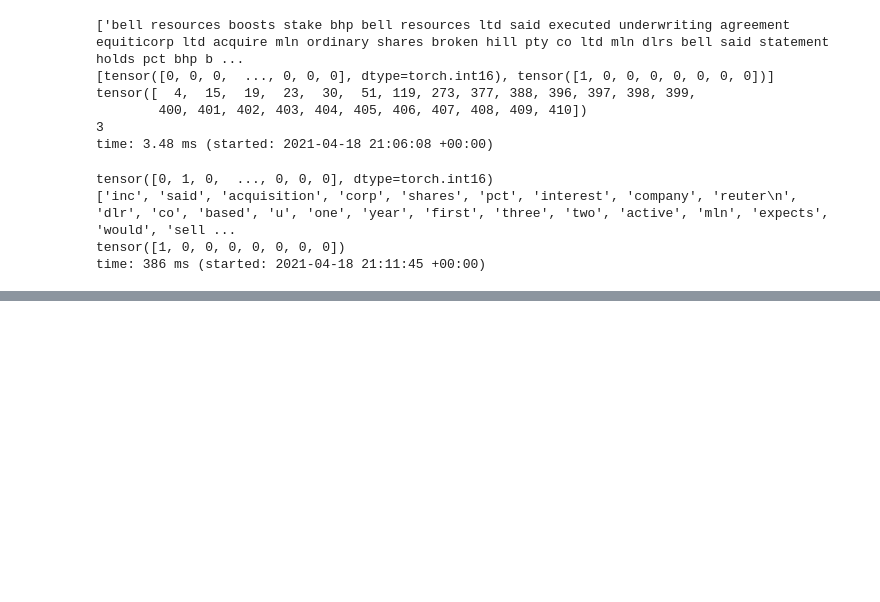
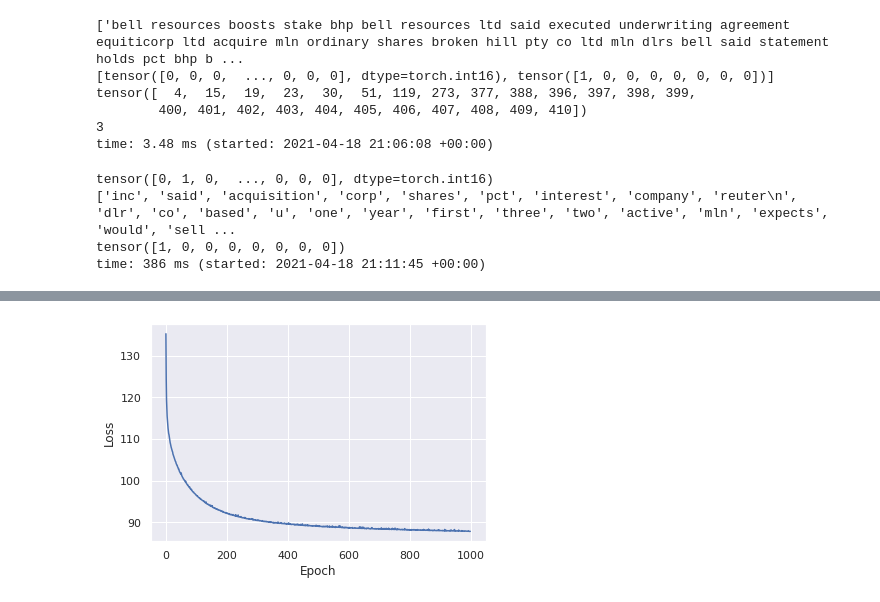
Before and after one commit to liamrahav/TopicBERT-PyTorch, a Jupyter notebook: experiment.ipynb, the cells around one changed output, grey strips where cells are left out. Drawn from its saved outputs; the diff is of its cells as text; code cells hidden in the pictures; blank space fills up the shorter version.

Commit message:
NVDM done

```diff
--- a/experiment.ipynb
+++ b/experiment.ipynb
@@ -551,31 +558,18 @@ time: 35.4 ms (started: 2021-04-18 22:12:40 +00:00)
 # %%
-def train_nvdm(model, batch_size=32, lr=0.00005, num_epochs=200, verbose=True, device='cuda'):
+def train_nvdm(model, batch_size=32, lr=0.00005, epochs=1000, verbose=True, device='cuda'):
   model = model.to(device)  # Move the model to device.
   dataloader_train = DataLoader(r8_train_bow, batch_size=batch_size, shuffle=True, num_workers=2)
-  # enc_params = []
-  # dec_params = []
-  # for name, param in model.state_dict().items():
-  #   if 'dec' in name:
-  #     dec_params.append(param)
-  #   else:
-  #     enc_params.append(param)
-
-  # enc_optim = torch.optim.Adam(enc_params, lr=lr)
-  # dec_optim = torch.optim.Adam(dec_params, lr=lr)
-  # print(len(enc_optim.state_dict().items()))
-  # print(len(dec_optim.state_dict().items()))
-
   optimizer = torch.optim.Adam(model.parameters(), lr=lr)
 
   loss_avg = float('inf')
-  for epoch in range(num_epochs):
+  losses = []
+  for epoch in range(epochs):
     model.train()  # This turns on the training mode (e.g., enable dropout).
     loss_total = 0.
     num_correct_train = 0
-    for input_ids, labels in dataloader_train:
+    for input_ids, _ in dataloader_train:
       input_ids = input_ids.to(device).float()
-      labels = labels.to(device)
-      _, _, loss_batch_total = model(input_ids, labels)
+      _, _, loss_batch_total = model(input_ids)
       loss_total += loss_batch_total.item()
 
       loss_batch_avg = loss_batch_total / input_ids.size(0)
@@ -586,12 +580,13 @@ def train_nvdm(model, batch_size=32, lr=0.00005, num_epochs=200, verbose=True, d
 
     # Useful training information
     loss_avg = loss_total / len(dataloader_train.dataset)
+    losses.append(loss_avg)
 
-    if verbose and epoch % 10 == 0:
+    if verbose and (epoch + 1) % 50 == 0:
       print('Epoch {:3d} | avg loss {:8.4f} '.format(epoch + 1, loss_avg))
 
   if verbose:
     print('Final avg loss {:8.4f}'.format(loss_avg))
 
-  return loss_avg
+  return loss_avg, losses
 # %% [output]
@@ -599,7 +594,16 @@ time: 31.7 ms (started: 2021-04-18 22:13:46 +00:00)
 # %%
+import matplotlib.pyplot as plt
+import seaborn as sns
+
 if True: # Set True to run.
   torch.cuda.empty_cache()
   set_seed(42)
-  model = NVDM(len(r8_train.vocab), r8_train.num_labels)
-  avg_loss = train_nvdm(model, batch_size=4)
+  model = NVDM(len(r8_train.vocab))
+  avg_loss, losses = train_nvdm(model, batch_size=4)
+
+  sns.set(style='darkgrid')
+  plt.plot(np.array(losses))
+  plt.xlabel("Epoch")
+  plt.ylabel("Loss")
+  plt.show()
 # %% [output]
@@ -606,0 +627 @@ RuntimeError: ignored
+[figure, added]
```
Also changed, not shown: parts of 3 cells of this notebook, 1 other file.
